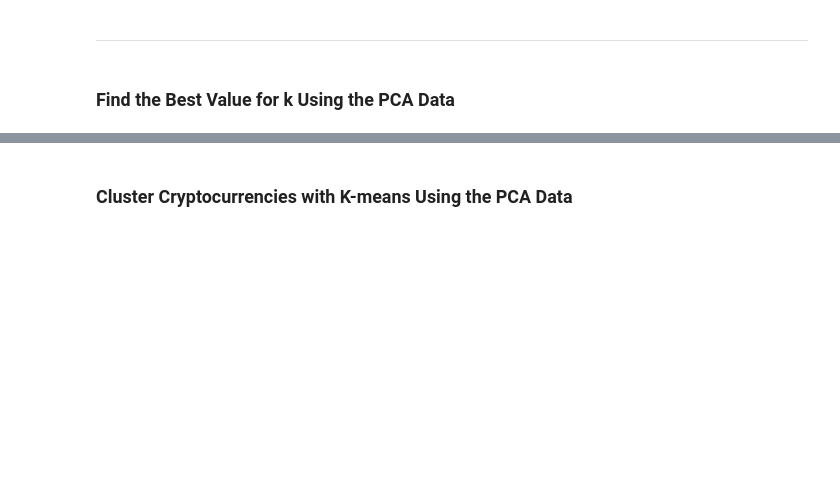
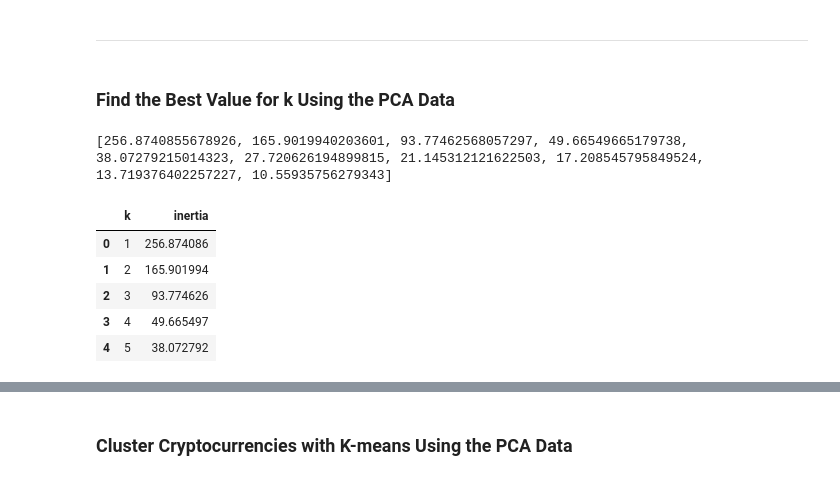
Before and after one commit to ericllorente1/CryptoClustering, a Jupyter notebook: Starter_Code/Crypto_Clustering.ipynb, the cells around one changed output, grey strips where cells are left out. Drawn from its saved outputs; the diff is of its cells as text; code cells hidden in the pictures; blank space fills up the shorter version.

```diff
--- a/Starter_Code/Crypto_Clustering.ipynb
+++ b/Starter_Code/Crypto_Clustering.ipynb
@@ -234,5 +286,6 @@ KMeans(n_clusters=10, random_state=1)
 ### Find the Best Value for k Using the PCA Data
 # %%
 # Create a list with the number of k-values from 1 to 11
+k_values_pca = list(range(1, 11))
 # %%
 # Create an empty list to store the inertia values
@@ -246,7 +302,20 @@ KMeans(n_clusters=10, random_state=1)
+# %%
+print(inertia_pca)
+# %% [output]
+[256.8740855678926, 165.9019940203601, 93.77462568057297, 49.66549665179738, 38.07279215014323, 27.720626194899815, 21.145312121622503, 17.208545795849524, 13.719376402257227, 10.55935756279343]
 # %%
 # Create a dictionary with the data to plot the Elbow curve
-
+pca_elbow_data = {"k": k_values_pca, "inertia": inertia_pca}
 # Create a DataFrame with the data to plot the Elbow curve
+pca_elbow_df = pd.DataFrame(pca_elbow_data)
+pca_elbow_df.head()
+# %% [output]
+|  | k | inertia |
+| 0 | 1 | 256.874086 |
+| 1 | 2 | 165.901994 |
+| 2 | 3 | 93.774626 |
+| 3 | 4 | 49.665497 |
+| 4 | 5 | 38.072792 |
 # %%
 # Plot a line chart with all the inertia values computed with
 # the different values of k to visually identify the optimal value for k.
```
Also changed, not shown: parts of 23 cells of this notebook, 1 other file.
